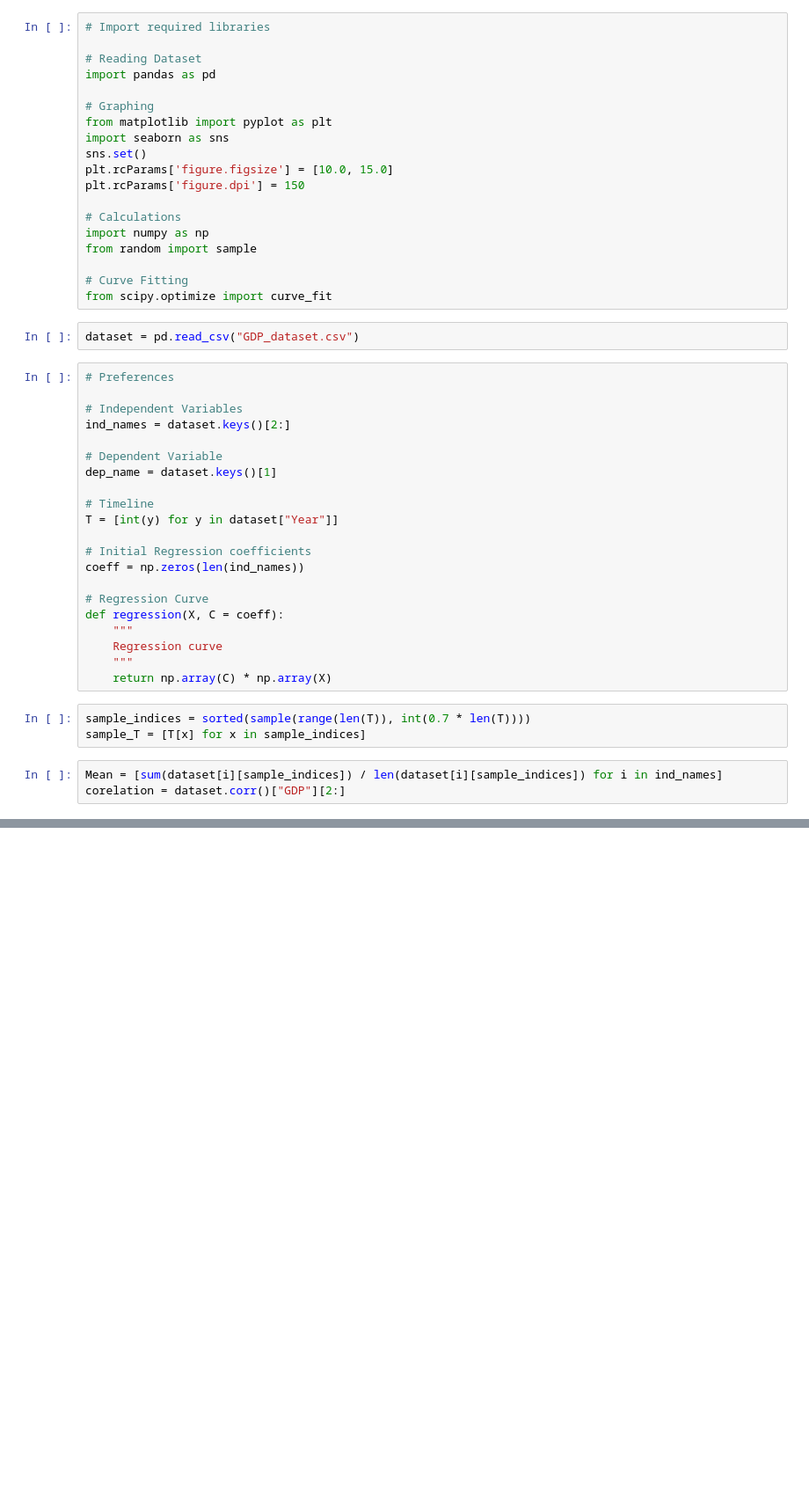
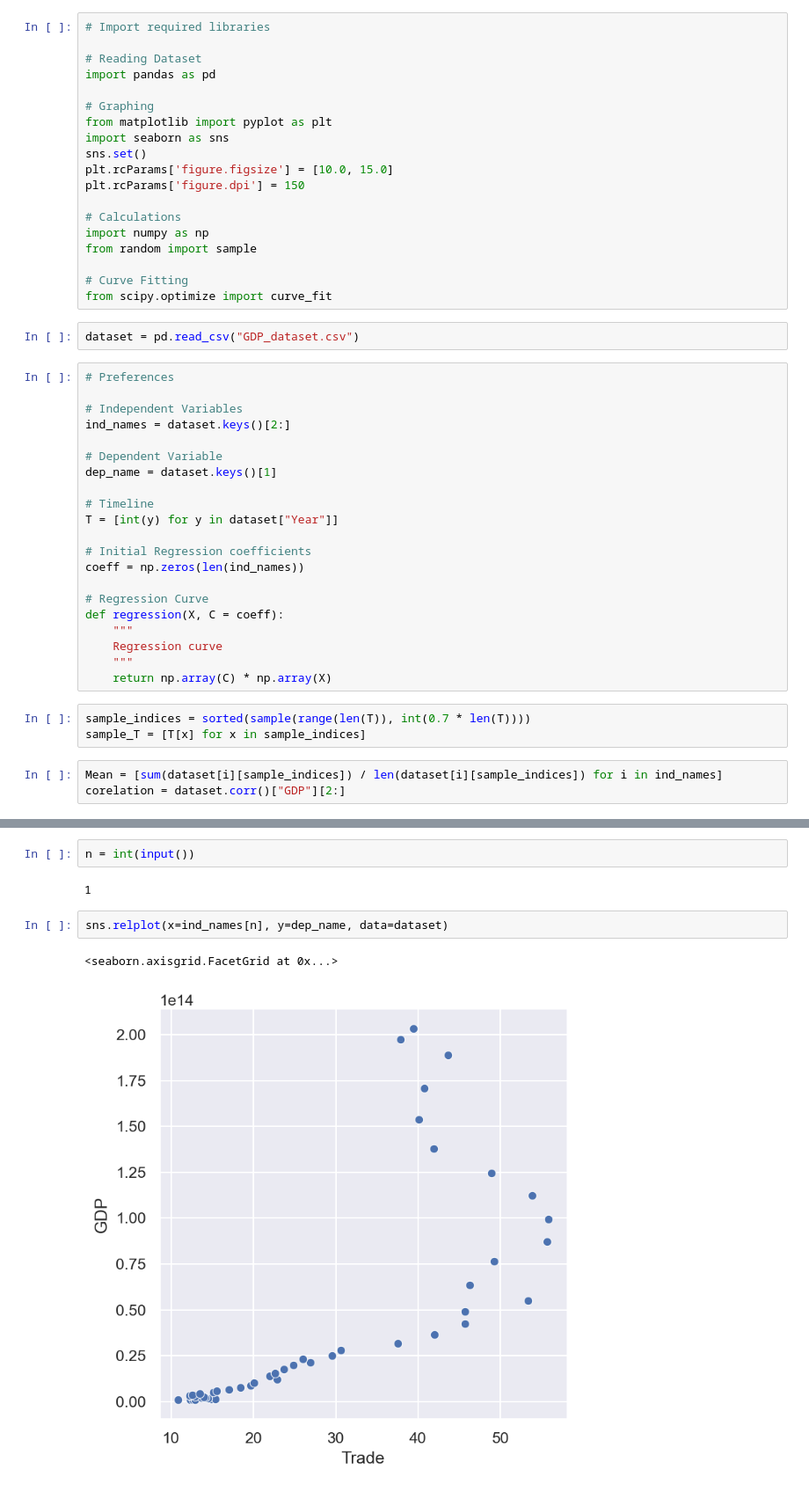
Before and after one commit to Meet91721/2CS404, a Jupyter notebook: GDP.ipynb, the cells around one changed output, grey strips where cells are left out. Shown at 88% size. Drawn from its saved outputs; the diff is of its cells as text; blank space fills up the shorter version.

```diff
--- a/GDP.ipynb
+++ b/GDP.ipynb
@@ -91,0 +109,9 @@ ValueError: If using all scalar values, you must pass an index
+# %%
+n = int(input())
+# %% [output]
+1
+# %%
+sns.relplot(x=ind_names[n], y=dep_name, data=dataset)
+# %% [output]
+<seaborn.axisgrid.FacetGrid at 0x...>
+[figure, added]
```
Also changed, not shown: parts of 3 cells of this notebook, 2 other files.
